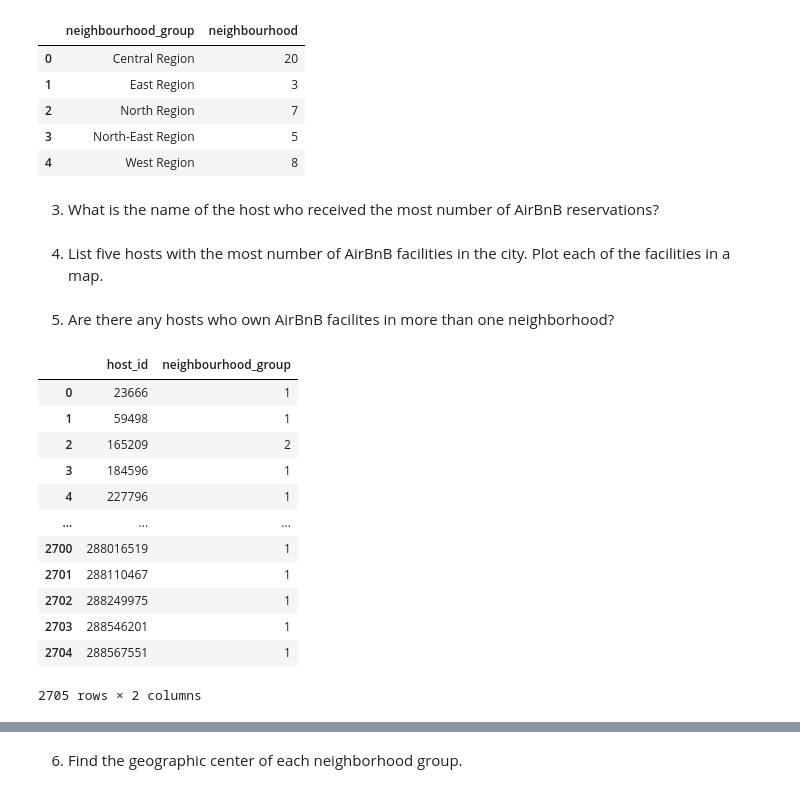
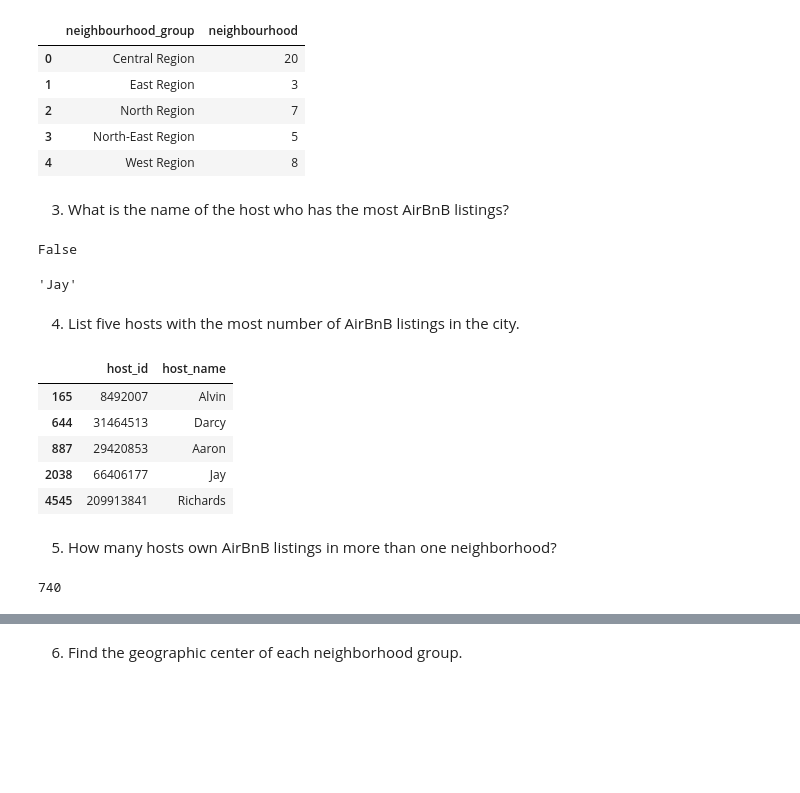
Before and after one commit to tharina11/Python-Projects, a Jupyter notebook: 5. Singapore Airbnb data Exploratory Data Analysis/AirBnB_EDA.ipynb, the cells around one changed output, grey strips where cells are left out. Drawn from its saved outputs; the diff is of its cells as text; code cells hidden in the pictures; blank space fills up the shorter version.

```diff
--- a/5. Singapore Airbnb data Exploratory Data Analysis/AirBnB_EDA.ipynb
+++ b/5. Singapore Airbnb data Exploratory Data Analysis/AirBnB_EDA.ipynb
@@ -262,26 +263,36 @@ data.groupby('neighbourhood_group', as_index=False)['neighbourhood'].nunique()
 | 3 | North-East Region | 5 |
 | 4 | West Region | 8 |
 # %% [markdown]
-3. What is the name of the host who received the most number of AirBnB reservations?
+3. What is the name of the host who has the most AirBnB listings?
+# %%
+# Are there any duplicate listings in the data set
+data['id'].duplicated().any()
+# %% [output]
+False
+# %%
+max_listings_host_id = data.groupby('host_id')['id'].count().idxmax()
+data.loc[data['host_id'] == max_listings_host_id, 'host_name'].iloc[0]
+# %% [output]
+'Jay'
 # %% [markdown]
-4. List five hosts with the most number of AirBnB facilities in the city. Plot each of the facilities in a map.
+4. List five hosts with the most number of AirBnB listings in the city.
+# %%
+top5_hosts = data.groupby('host_id')['id'].count().sort_values(ascending= False).head(5)
+top5_host_ids = top5_hosts.index
+data.loc[data['host_id'].isin(top5_host_ids), ['host_id', 'host_name']].drop_duplicates()
+# %% [output]
+|  | host_id | host_name |
+| 165 | 8492007 | Alvin |
+| 644 | 31464513 | Darcy |
+| 887 | 29420853 | Aaron |
+| 2038 | 66406177 | Jay |
+| 4545 | 209913841 | Richards |
 # %% [markdown]
-5. Are there any hosts who own AirBnB facilites in more than one neighborhood?
+5. How many hosts own AirBnB listings in more than one neighborhood?
 # %%
 # Group data by host id and get unique neighborhood group for each host id
-grouped = data.groupby('host_id', as_index=False)['neighbourhood_group'].nunique()
-grouped
+listings_grouped = data.groupby('host_id')['neighbourhood'].count()
+num_hosts_multiple_listings = listings_grouped[listings_grouped > 1].count()
+num_hosts_multiple_listings
 # %% [output]
-|  | host_id | neighbourhood_group |
-| 0 | 23666 | 1 |
-| 1 | 59498 | 1 |
-| 2 | 165209 | 2 |
-| 3 | 184596 | 1 |
-| 4 | 227796 | 1 |
-| ... | ... | ... |
-| 2700 | 288016519 | 1 |
-| 2701 | 288110467 | 1 |
-| 2702 | 288249975 | 1 |
-| 2703 | 288546201 | 1 |
-| 2704 | 288567551 | 1 |
-2705 rows × 2 columns
+740
```
Also changed, not shown: parts of 26 cells of this notebook.
